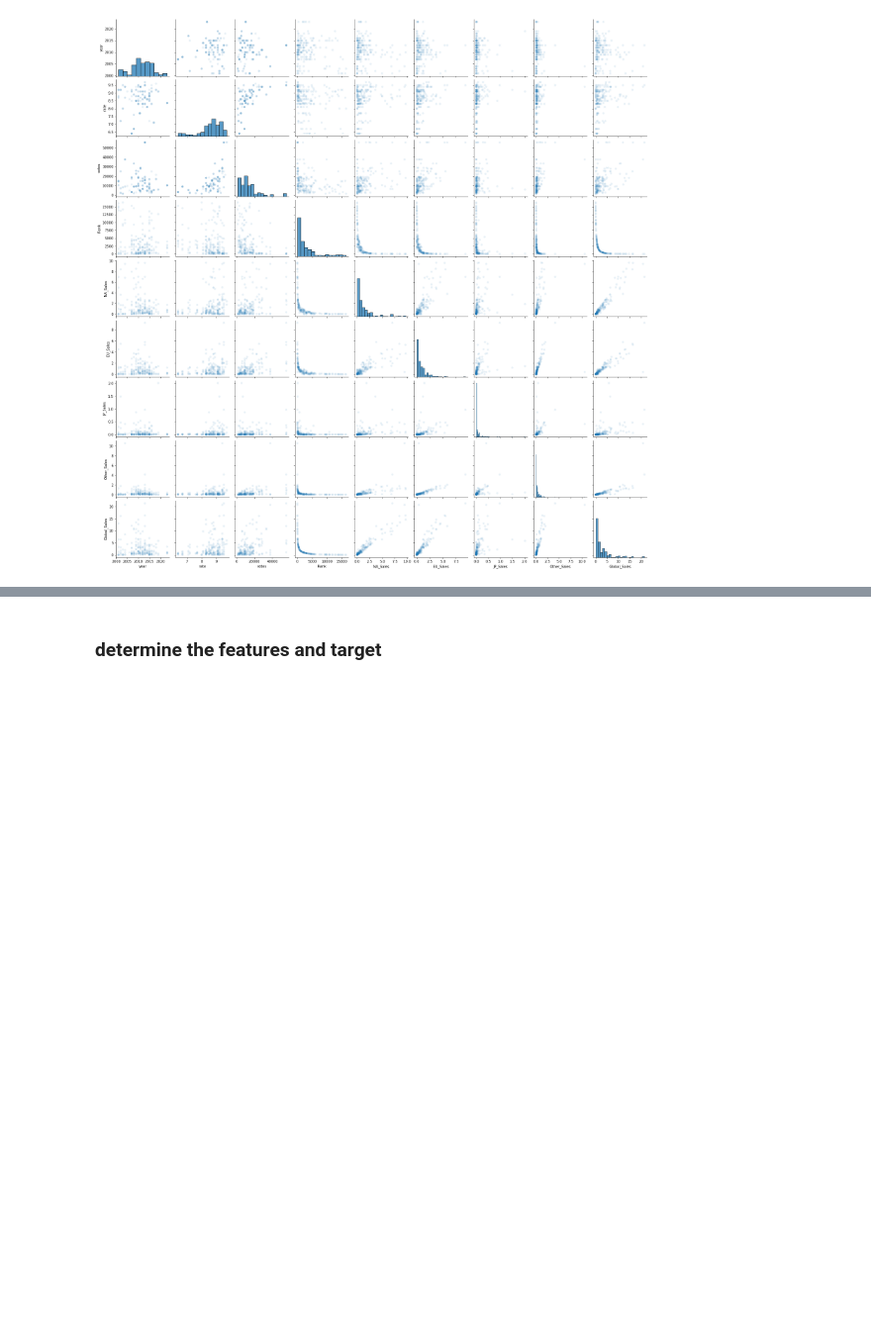
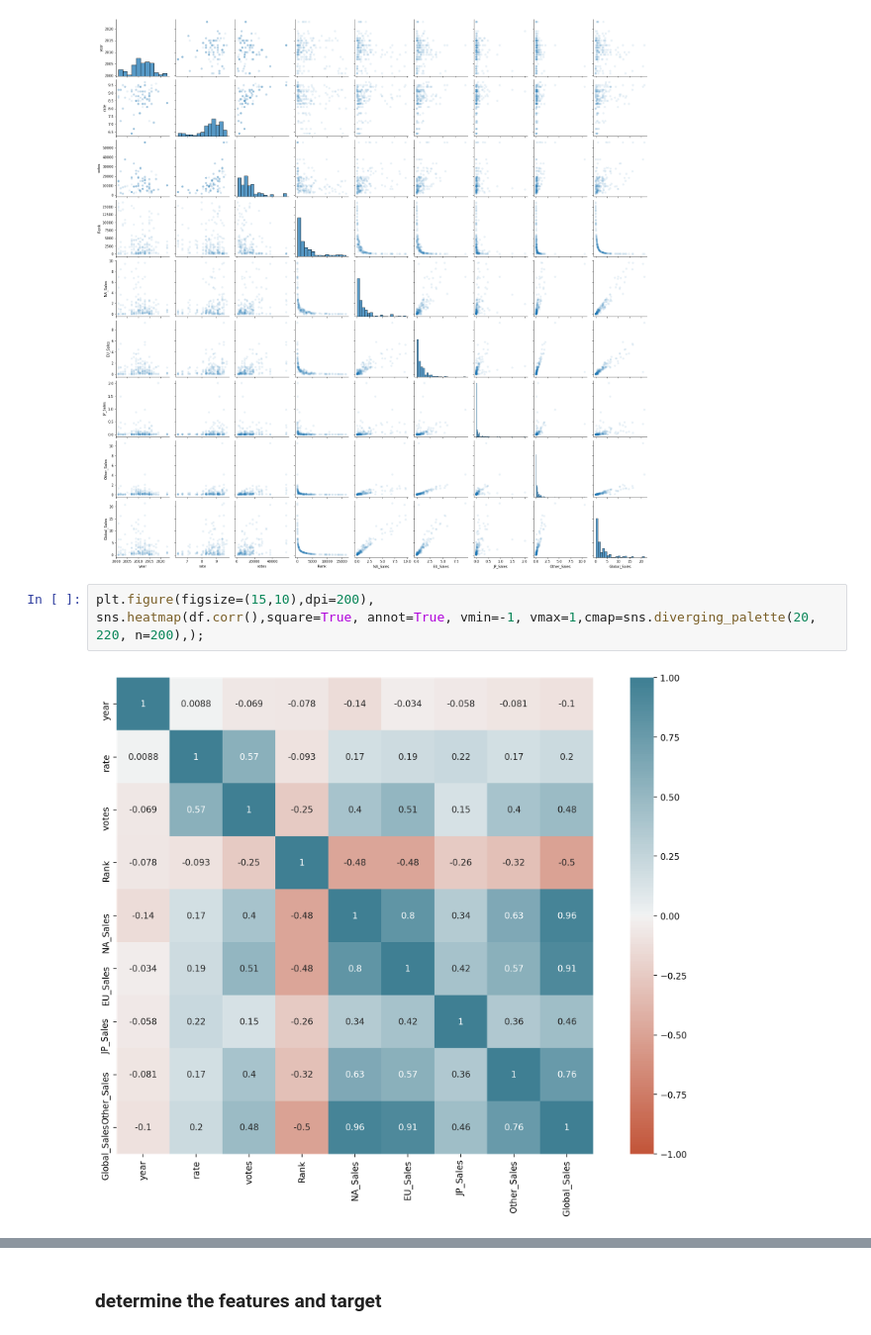
Before and after one commit to RazanAlzahrani1/VideoGames_Regression, a Jupyter notebook: linearRegression.ipynb, the cells around one changed output, grey strips where cells are left out. Shown at 99% size. Saved outputs shown, nothing was run; the diff lists cells and outputs as text; blank space fills up the shorter version.

```diff
--- a/linearRegression.ipynb
+++ b/linearRegression.ipynb
@@ -112,4 +116,9 @@ sns.pairplot(df[:200], plot_kws=dict(alpha=.1, edgecolor='none'))
 # %% [output]
 <seaborn.axisgrid.PairGrid at 0x...>
 [figure]
+# %%
+plt.figure(figsize=(15,10),dpi=200),
+sns.heatmap(df.corr(),square=True, annot=True, vmin=-1, vmax=1,cmap=sns.diverging_palette(20, 220, n=200),);
+# %% [output]
+[figure, added]
 # %% [markdown]
```
Also changed, not shown: parts of 48 cells of this notebook.
